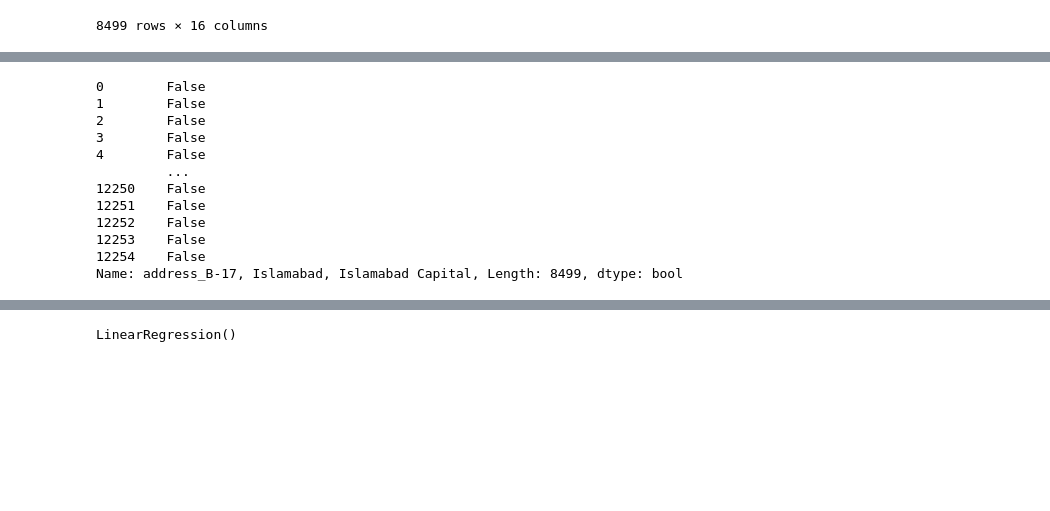
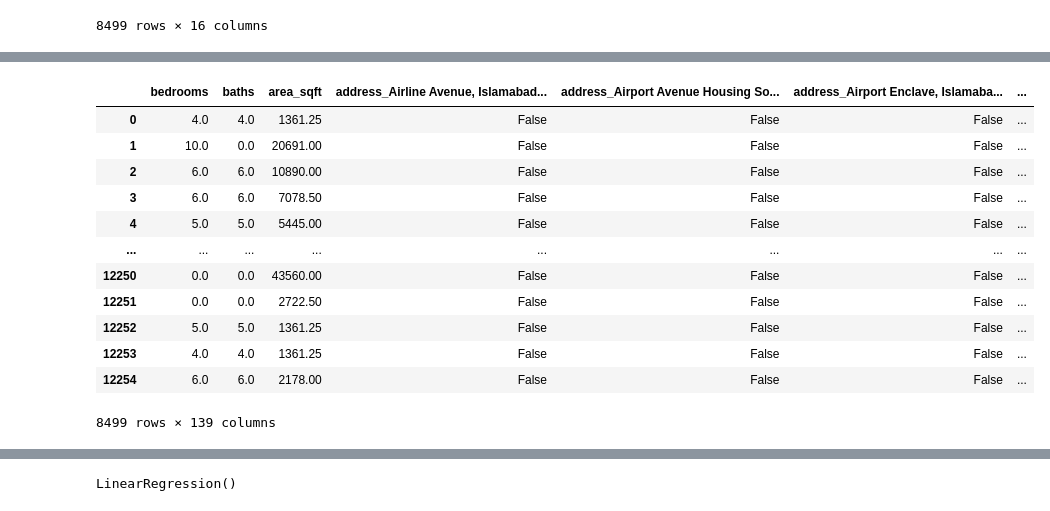
Before and after one commit to alisajid962/MACHINE-LEARNING-SPECIALIZATION, a Jupyter notebook: Machine_Learning_Basics/SUPERVISED/Linear Regression/Islamabad_price_prediction.ipynb, the cells around one changed output, grey strips where cells are left out. Cells and saved outputs as stored; diff of their text form; code cells hidden in the pictures; blank space fills up the shorter version.

```diff
--- a/Machine_Learning_Basics/SUPERVISED/Linear Regression/Islamabad_price_prediction.ipynb
+++ b/Machine_Learning_Basics/SUPERVISED/Linear Regression/Islamabad_price_prediction.ipynb
@@ -92,19 +103,21 @@ X = isb_houses_encoded.drop([
     # Date string
 ], axis=1, errors='ignore')
 # %%
+X
 # %% [output]
+|  | bedrooms | baths | area_sqft | address_Airline Avenue, Islamabad... | address_Airport Avenue Housing So... | address_Airport Enclave, Islamaba... | ... |
+| 0 | 4.0 | 4.0 | 1361.25 | False | False | False | ... |
+| 1 | 10.0 | 0.0 | 20691.00 | False | False | False | ... |
+| 2 | 6.0 | 6.0 | 10890.00 | False | False | False | ... |
+| 3 | 6.0 | 6.0 | 7078.50 | False | False | False | ... |
+| 4 | 5.0 | 5.0 | 5445.00 | False | False | False | ... |
+| ... | ... | ... | ... | ... | ... | ... | ... |
+| 12250 | 0.0 | 0.0 | 43560.00 | False | False | False | ... |
+| 12251 | 0.0 | 0.0 | 2722.50 | False | False | False | ... |
+| 12252 | 5.0 | 5.0 | 1361.25 | False | False | False | ... |
+| 12253 | 4.0 | 4.0 | 1361.25 | False | False | False | ... |
+| 12254 | 6.0 | 6.0 | 2178.00 | False | False | False | ... |
-0        False
-1        False
-2        False
-3        False
-4        False
-         ...
-12250    False
-12251    False
-12252    False
-12253    False
-12254    False
-Name: address_B-17, Islamabad, Islamabad Capital, Length: 8499, dtype: bool
+8499 rows × 139 columns
 # %%
 print("Final X Matrix Shape:", X.shape)
 # %% [output]
```
Also changed, not shown: parts of 5 cells of this notebook, 1 other file.
